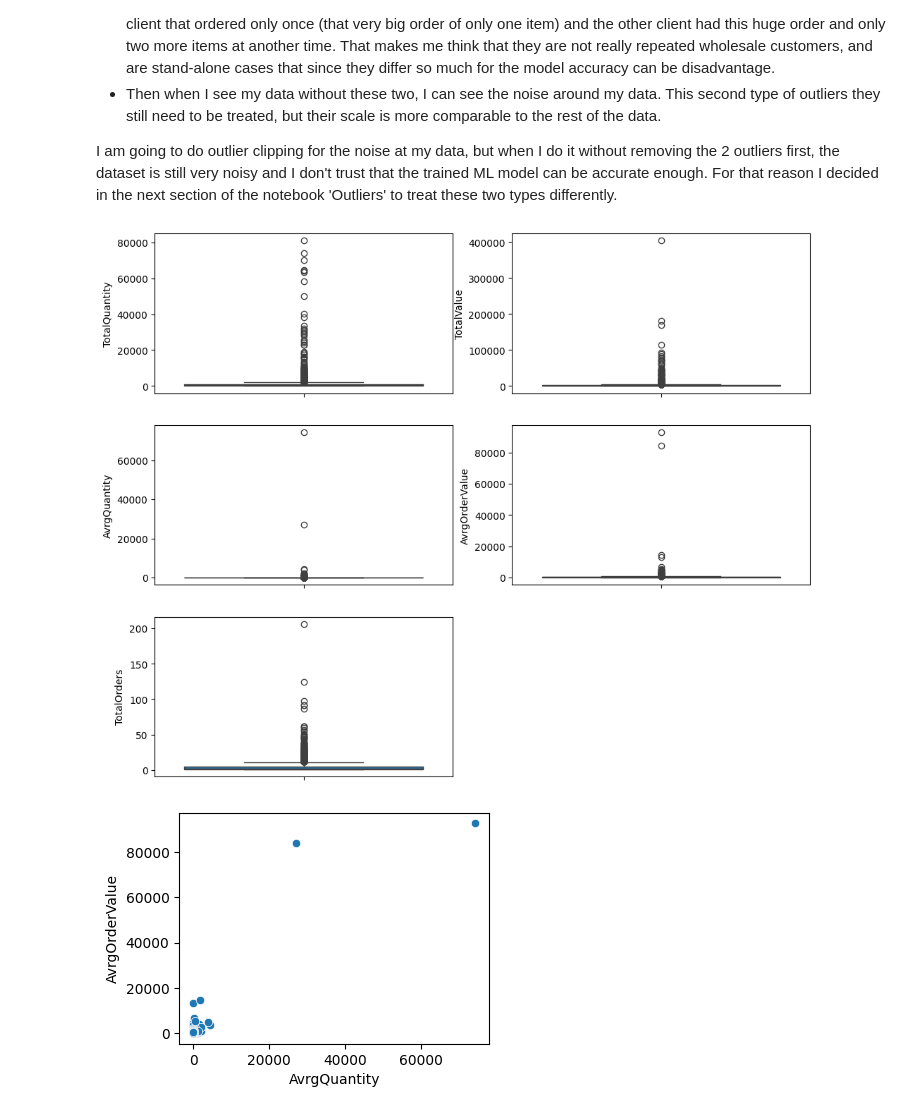
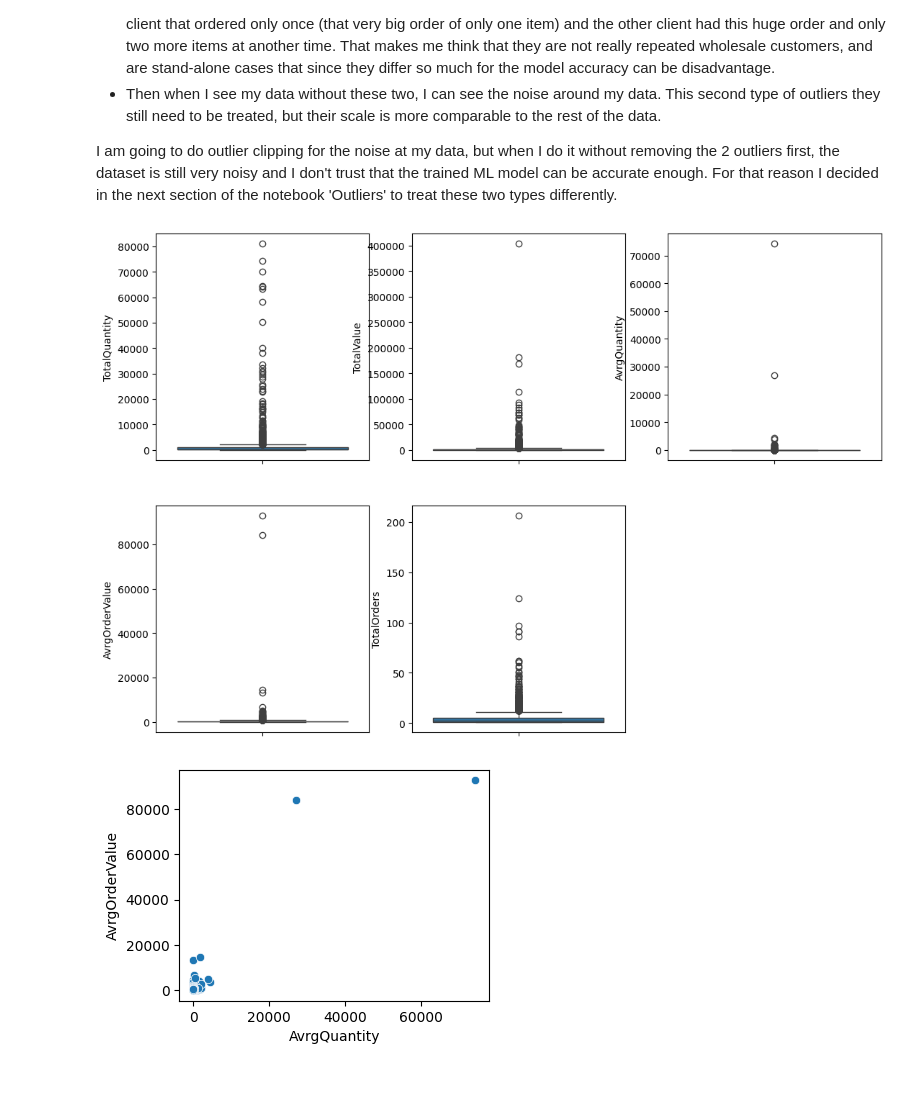
Before and after one commit to dimitsagk/ClientClustering_InventoryForecast, a Jupyter notebook: notebooks/03_ClientClustering_ML-notebook.ipynb, the cells around one changed output. Drawn from its saved outputs; the diff is of its cells as text; code cells hidden in the pictures; blank space fills up the shorter version.

```diff
--- a/notebooks/03_ClientClustering_ML-notebook.ipynb
+++ b/notebooks/03_ClientClustering_ML-notebook.ipynb
@@ -65,34 +76 @@ For my ML model I will try clustering algorithms such as K-means, DBSCAN, HDBSCA
-# %%
-# I will do a function for the feature engineering and the consrtucted dataframe,
-# cause I will use it more than once as exploration
-
-def feat_eng(df):
-    #Total quantity purchased
-    cust = df.groupby('CustomerID')['Quantity'].sum().reset_index().rename(columns={'Quantity': 'TotalQuantity'})
-
-    # Total value of orders
-    cust = pd.merge(cust, df.groupby('CustomerID')['TotalPrice'].sum().reset_index().rename(columns={'TotalPrice': 'TotalValue'}),
-                                                                                       how='left', on='CustomerID')
-
-    # Average quantity per item per order
-    # Grouping by StockCode, in case in the same invoice client has added the product more than once
-    item_quant = df.groupby(['CustomerID','InvoiceNo','StockCode'])['Quantity'].sum().reset_index()
-
-    cust = pd.merge(cust, item_quant.groupby('CustomerID')['Quantity'].mean().round(2).reset_index().rename(columns={'Quantity':'AvrgQuantity'}),
-                                                                                       how='left', on='CustomerID')
-
-    # Average value per order
-    order_val = df.groupby(['CustomerID','InvoiceNo'])['TotalPrice'].sum().reset_index()
-    avrg_val = order_val.groupby('CustomerID')['TotalPrice'].mean().round(2).reset_index().rename(columns={'TotalPrice':'AvrgOrderValue'})
-
-    cust = pd.merge(cust, avrg_val, how='left', on='CustomerID')
-
-    # Total orders number
-    cust = pd.merge(cust, df.groupby('CustomerID')['InvoiceNo'].nunique().reset_index().rename(columns={'InvoiceNo': 'TotalOrders'}),
-                                                                                       how='left', on='CustomerID')
-
-    # Setting CustomerID as index
-    cust.set_index('CustomerID', inplace=True)
-
-    return cust
 # %%
@@ -118,20 +97,20 @@ There is an important decision to be made. I see that I have two types of outlie
 I am going to do outlier clipping for the noise at my data, but when I do it without removing the 2 outliers first, the dataset is still very noisy and I don't trust that the trained ML model can be accurate enough.
 For that reason I decided in the next section of the notebook 'Outliers' to treat these two types differently.
 # %%
-fig, ax = plt.subplots(nrows=3, ncols=2, figsize=(12, 10))
+fig, ax = plt.subplots(nrows=2, ncols=3, figsize=(13, 9))
 
 sns.boxplot(data=cust['TotalQuantity'], ax=ax[0, 0])
 sns.boxplot(data=cust['TotalValue'], ax=ax[0, 1])
-sns.boxplot(data=cust['AvrgQuantity'], ax=ax[1, 0])
-sns.boxplot(data=cust['AvrgOrderValue'], ax=ax[1, 1])
-sns.boxplot(data=cust['TotalOrders'], ax=ax[2, 0])
+sns.boxplot(data=cust['AvrgQuantity'], ax=ax[0, 2])
+sns.boxplot(data=cust['AvrgOrderValue'], ax=ax[1, 0])
+sns.boxplot(data=cust['TotalOrders'], ax=ax[1, 1])
 
 # Remove the empty subplot
-fig.delaxes(ax[2, 1])
+fig.delaxes(ax[1, 2])
 
 plt.show()
 # %% [output]
-[figure, old version]
+[figure, new version]
 # %%
 plt.figure(figsize=(4, 3))
 sns.scatterplot(data=cust, x='AvrgQuantity', y='AvrgOrderValue')
```
Also changed, not shown: parts of 89 cells of this notebook.
